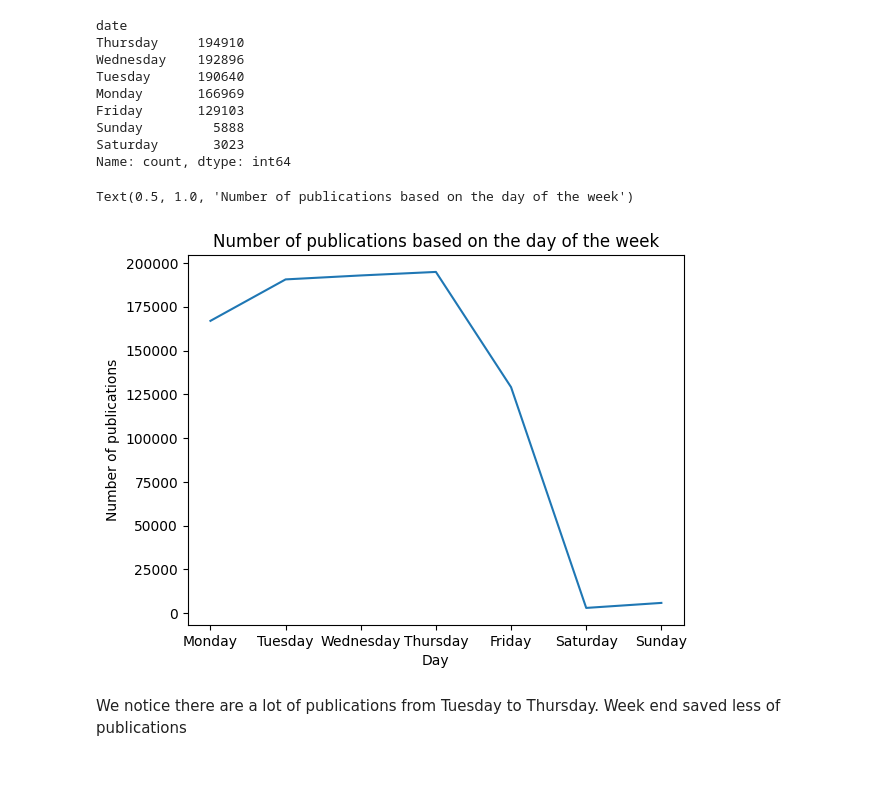
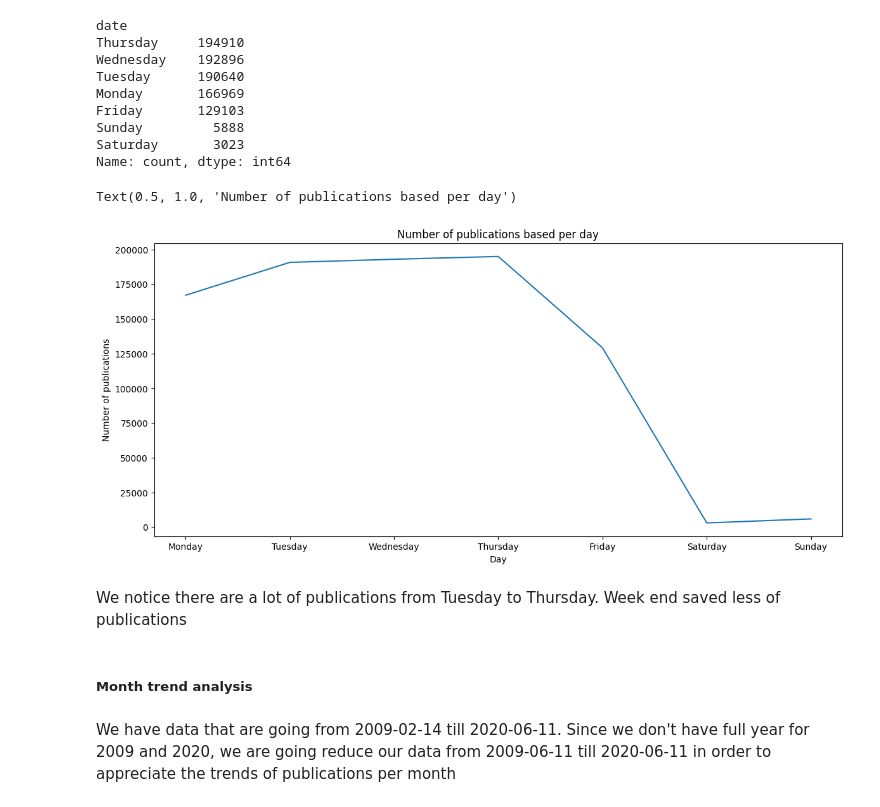
Before and after one commit to Cabrel17/Financial_news_sentiment_analysis, a Jupyter notebook: notebooks/EDA.ipynb, the cells around one changed output. Drawn from its saved outputs; the diff is of its cells as text; code cells hidden in the pictures; blank space fills up the shorter version.

```diff
--- a/notebooks/EDA.ipynb
+++ b/notebooks/EDA.ipynb
@@ -148,12 +152,17 @@ Name: count, dtype: int64
 # %%
 days_order = ['Monday', 'Tuesday', 'Wednesday', 'Thursday', 'Friday', 'Saturday', 'Sunday']
 trend_per_day = trend_per_day.reindex(days_order)
+plt.figure(figsize=(14,6))
 trend_per_day.plot()
 plt.xlabel('Day')
 plt.ylabel('Number of publications')
-plt.title('Number of publications based on the day of the week')
+plt.title('Number of publications based per day')
 # %% [output]
-Text(0.5, 1.0, 'Number of publications based on the day of the week')
+Text(0.5, 1.0, 'Number of publications based per day')
-[figure, old version]
+[figure, new version]
 # %% [markdown]
 We notice there are a lot of publications from Tuesday to Thursday. Week end saved less of publications
+# %% [markdown]
+##### Month trend analysis
+# %% [markdown]
+We have data that are going from 2009-02-14 till 2020-06-11. Since we don't have full year for 2009 and 2020, we are going reduce our data from 2009-06-11 till 2020-06-11 in order to appreciate the trends of publications per month
```
Also changed, not shown: parts of 13 cells of this notebook, 3 other files.
